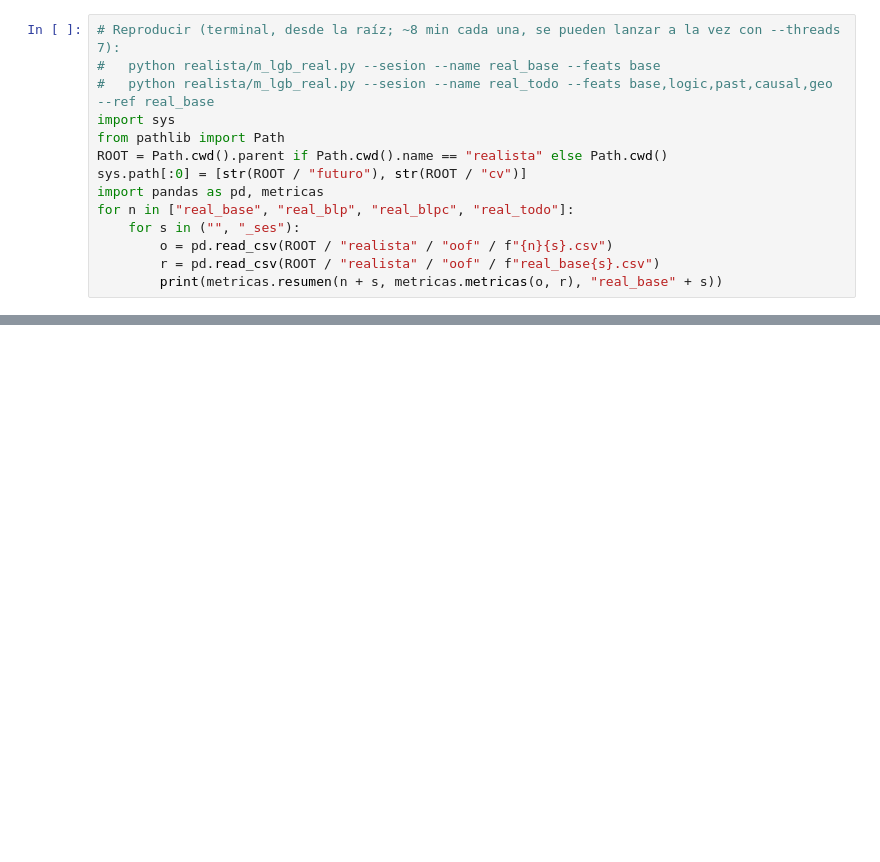
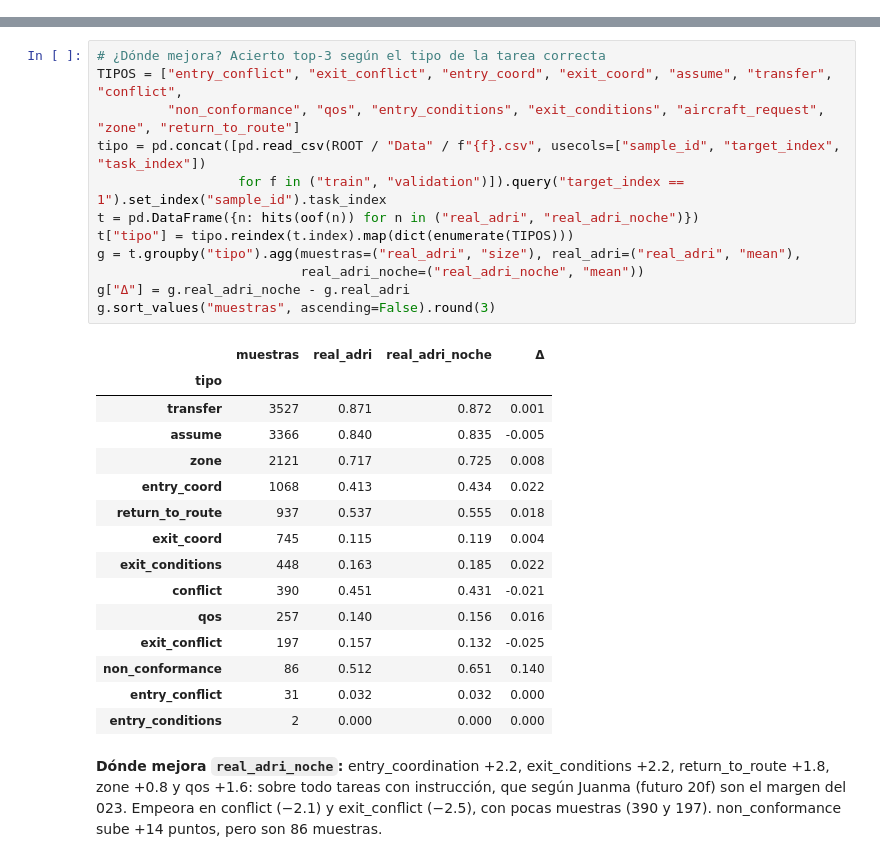
Before and after one commit to T1N8T/FlowDataLab, a Jupyter notebook: realista/LGB_realista.ipynb, the cells around one changed output, grey strips where cells are left out. Drawn from its saved outputs; the diff is of its cells as text; blank space fills up the shorter version.

```diff
--- a/realista/LGB_realista.ipynb
+++ b/realista/LGB_realista.ipynb
@@ -45,14 +31,0 @@ Envío posible (no subido): `realista/submissions/sub_real_todo_ses.csv`.
-# %%
-# Reproducir (terminal, desde la raíz; ~8 min cada una, se pueden lanzar a la vez con --threads 7):
-#   python realista/m_lgb_real.py --sesion --name real_base --feats base
-#   python realista/m_lgb_real.py --sesion --name real_todo --feats base,logic,past,causal,geo --ref real_base
-import sys
-from pathlib import Path
-ROOT = Path.cwd().parent if Path.cwd().name == "realista" else Path.cwd()
-sys.path[:0] = [str(ROOT / "futuro"), str(ROOT / "cv")]
-import pandas as pd, metricas
-for n in ["real_base", "real_blp", "real_blpc", "real_todo"]:
-    for s in ("", "_ses"):
-        o = pd.read_csv(ROOT / "realista" / "oof" / f"{n}{s}.csv")
-        r = pd.read_csv(ROOT / "realista" / "oof" / f"real_base{s}.csv")
-        print(metricas.resumen(n + s, metricas.metricas(o, r), "real_base" + s))
@@ -101,0 +269,32 @@ t[["number", "value", "user_attrs_ses_median", "user_attrs_min_atco"] + [c for c
+# %%
+# ¿Dónde mejora? Acierto top-3 según el tipo de la tarea correcta
+TIPOS = ["entry_conflict", "exit_conflict", "entry_coord", "exit_coord", "assume", "transfer", "conflict",
+         "non_conformance", "qos", "entry_conditions", "exit_conditions", "aircraft_request", "zone", "return_to_route"]
+tipo = pd.concat([pd.read_csv(ROOT / "Data" / f"{f}.csv", usecols=["sample_id", "target_index", "task_index"])
+                  for f in ("train", "validation")]).query("target_index == 1").set_index("sample_id").task_index
+t = pd.DataFrame({n: hits(oof(n)) for n in ("real_adri", "real_adri_noche")})
+t["tipo"] = tipo.reindex(t.index).map(dict(enumerate(TIPOS)))
+g = t.groupby("tipo").agg(muestras=("real_adri", "size"), real_adri=("real_adri", "mean"),
+                          real_adri_noche=("real_adri_noche", "mean"))
+g["Δ"] = g.real_adri_noche - g.real_adri
+g.sort_values("muestras", ascending=False).round(3)
+# %% [output]
+|  | muestras | real_adri | real_adri_noche | Δ |
+| tipo |  |  |  |  |
+| transfer | 3527 | 0.871 | 0.872 | 0.001 |
+| assume | 3366 | 0.840 | 0.835 | -0.005 |
+| zone | 2121 | 0.717 | 0.725 | 0.008 |
+| entry_coord | 1068 | 0.413 | 0.434 | 0.022 |
+| return_to_route | 937 | 0.537 | 0.555 | 0.018 |
+| exit_coord | 745 | 0.115 | 0.119 | 0.004 |
+| exit_conditions | 448 | 0.163 | 0.185 | 0.022 |
+| conflict | 390 | 0.451 | 0.431 | -0.021 |
+| qos | 257 | 0.140 | 0.156 | 0.016 |
+| exit_conflict | 197 | 0.157 | 0.132 | -0.025 |
+| non_conformance | 86 | 0.512 | 0.651 | 0.140 |
+| entry_conflict | 31 | 0.032 | 0.032 | 0.000 |
+| entry_conditions | 2 | 0.000 | 0.000 | 0.000 |
+# %% [markdown]
+**Dónde mejora `real_adri_noche`:** entry_coordination +2.2, exit_conditions +2.2, return_to_route +1.8, zone +0.8 y qos +1.6:
+sobre todo tareas con instrucción, que según Juanma (futuro 20f) son el margen del 023. Empeora en conflict (−2.1) y
+exit_conflict (−2.5), con pocas muestras (390 y 197). non_conformance sube +14 puntos, pero son 86 muestras.
```
Also changed, not shown: parts of 15 cells of this notebook, 1 other file.
